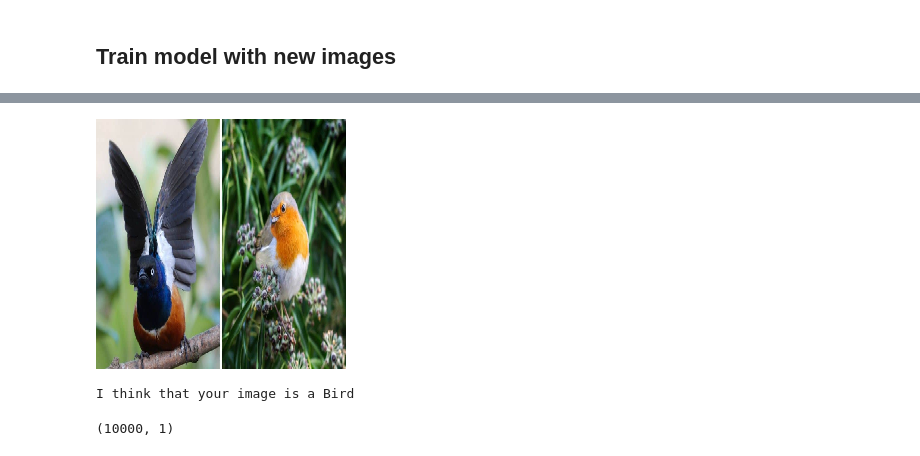
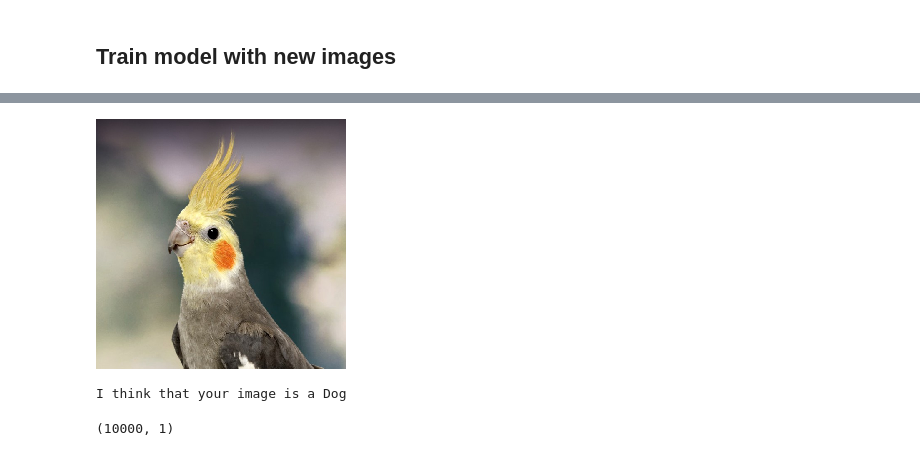
Before and after one commit to ahmadasmandar/python_tutorials, a Jupyter notebook: machine/Ahmad_model.ipynb, the cells around one changed output, grey strips where cells are left out. Saved outputs shown, nothing was run; the diff lists cells and outputs as text; code cells hidden in the pictures.

Commit message:
create new model and train dogs

```diff
--- a/machine/Ahmad_model.ipynb
+++ b/machine/Ahmad_model.ipynb
@@ -126,9 +129,9 @@ the loss: 1.27 and the accuracy is 55.4%
 # %% [markdown]
 # Confusion Matrix
 # %%
-model_ahmad=load_model('model_ahmad.h5')
-predictions_all= model_ahmad.predict_classes(x_train)
-conf_matx=confusion_matrix(y_true=y_train, y_pred=predictions_all)
+saved_model=load_model('saved_model.h5')
+predictions_all= saved_model.predict_classes(train_data)
+conf_matx=confusion_matrix(y_true=labels, y_pred=predictions_all)
 nr_rows=conf_matx.shape[0]
 nr_cols=conf_matx.shape[1]
 # %% [markdown]
@@ -173,0 +178,5 @@ array([[0.23137255, 0.24313725, 0.24705882, ..., 0.48235294, 0.36078431,
+# %%
+    with open('dogslabeladded.npy', 'rb') as fr:
+        labels = np.load(fr,allow_pickle=True)
+    with open('dogsadded.npy', 'rb') as f:
+        train_data=np.load(f,allow_pickle=True)
@@ -218,8 +251,8 @@ def train_new(image_file,class_to_add):
 # %%
 def predict_test(image_file):
     im_to_test=test_image(image_file)
-    model_ahmad=load_model('model_ahmad.h5')
-    class_test=model_ahmad.predict_classes(im_to_test)[0]
+    saved_model=load_model('saved_model.h5')
+    class_test=saved_model.predict_classes(im_to_test)[0]
     result=LABEL_NAMES[class_test]
     print(f'I think that your image is a {result}')
 # %% [markdown]
@@ -234,8 +274,8 @@ Wall time: 14.2 s
 # %%
-predict_test('h6.jpg')
+predict_test('images/h3.jpg')
 # %% [output]
-[figure, old version]
+[figure, new version]
-I think that your image is a Bird
+I think that your image is a Dog
 # %%
 y_test.shape
 # %% [output]
```
Also changed, not shown: parts of 16 cells of this notebook, 4 other files.
